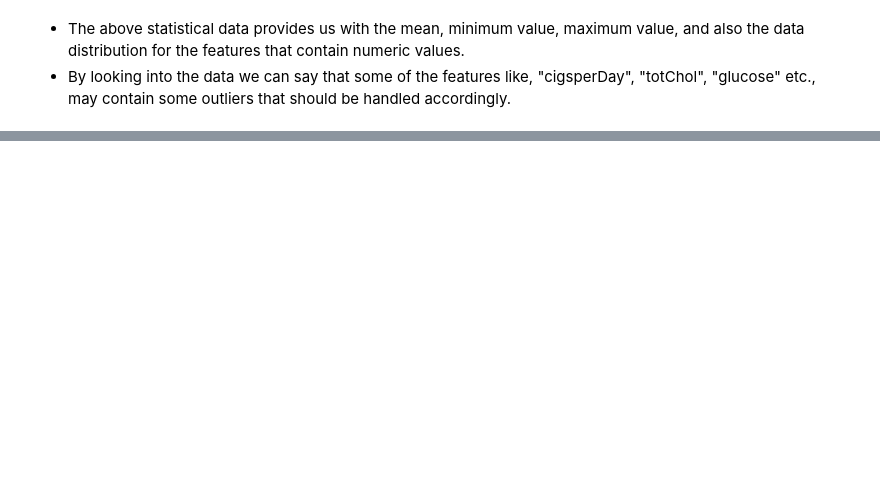
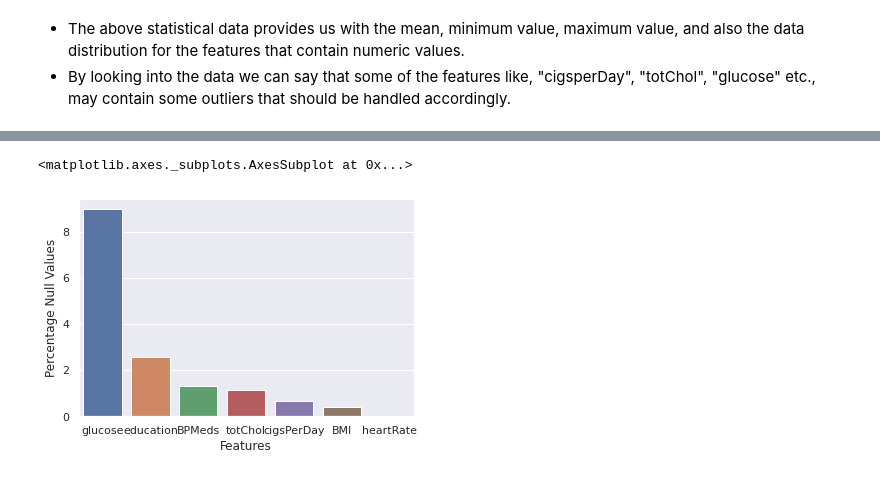
Before and after one commit to Srijan-Rai/CardioVascularRiskPrediction, a Jupyter notebook: Cardiovascular_Risk_Prediction(Classification).ipynb, the cells around one changed output, grey strips where cells are left out. Cells and saved outputs as stored; diff of their text form; code cells hidden in the pictures; blank space fills up the shorter version.

```diff
--- a/Cardiovascular_Risk_Prediction(Classification).ipynb
+++ b/Cardiovascular_Risk_Prediction(Classification).ipynb
@@ -132,0 +140,2 @@ df.describe()
+# %%
+df.drop_duplicates(keep ="first", inplace = True)
@@ -132,0 +146,5 @@ df.describe()
+# %%
+#check for NAN/Null values
+Percentage_null_value = (df.isna().sum()/df.isna().count()*100).sort_values(ascending= False).reset_index()
+Percentage_null_value.columns = ["Features","Percentage Null Values"]
+Percentage_null_value
@@ -132,0 +170,7 @@ df.describe()
+# %%
+# Plotting the percentage null values in different features
+Percentage_null_value = Percentage_null_value[Percentage_null_value["Percentage Null Values"]>0]
+sns.barplot(x= Percentage_null_value["Features"] , y= Percentage_null_value["Percentage Null Values"])
+# %% [output]
+<matplotlib.axes._subplots.AxesSubplot at 0x...>
+[figure, added]
```
Also changed, not shown: parts of 15 cells of this notebook.
